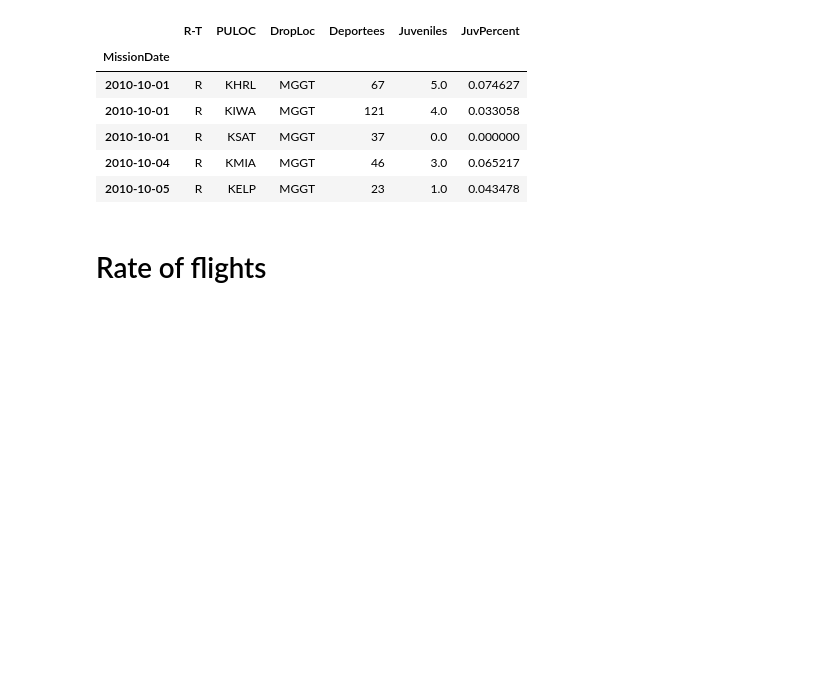
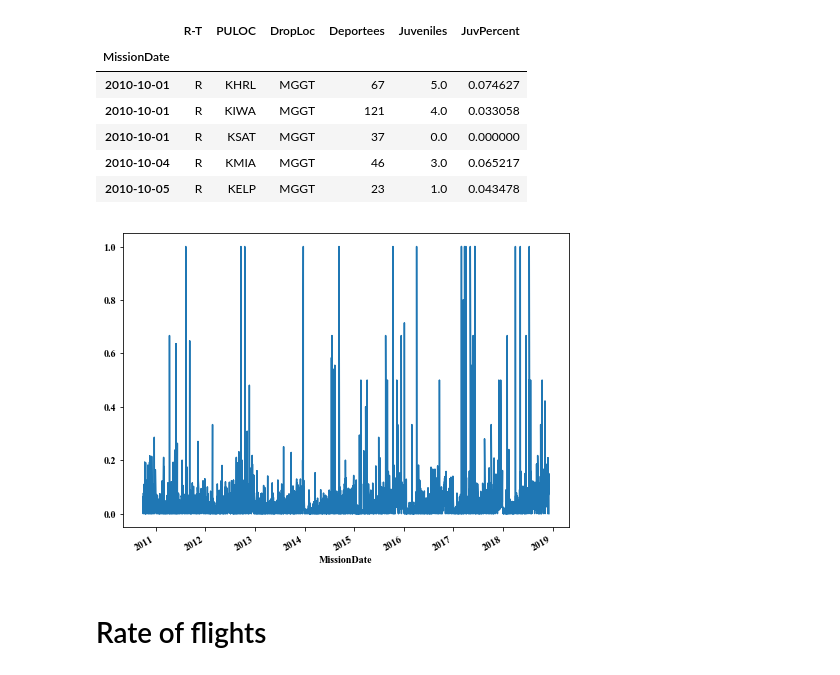
Before and after one commit to UWCHR/ice-air, a Jupyter notebook: analyze/note/analyze.ipynb, the cells around one changed output. Drawn from its saved outputs; the diff is of its cells as text; code cells hidden in the pictures; blank space fills up the shorter version.

```diff
--- a/analyze/note/analyze.ipynb
+++ b/analyze/note/analyze.ipynb
@@ -622,6 +634,10 @@ repatriations.head()
 | 2010-10-01 | R | KSAT | MGGT | 37 | 0.0 | 0.000000 |
 | 2010-10-04 | R | KMIA | MGGT | 46 | 3.0 | 0.065217 |
 | 2010-10-05 | R | KELP | MGGT | 23 | 1.0 | 0.043478 |
+# %%
+repatriations['JuvPercent'].plot();
+# %% [output]
+[figure, added]
 # %% [markdown]
 # Rate of flights
 # %% [markdown]
```
Also changed, not shown: parts of 14 cells of this notebook, 9 other files.
